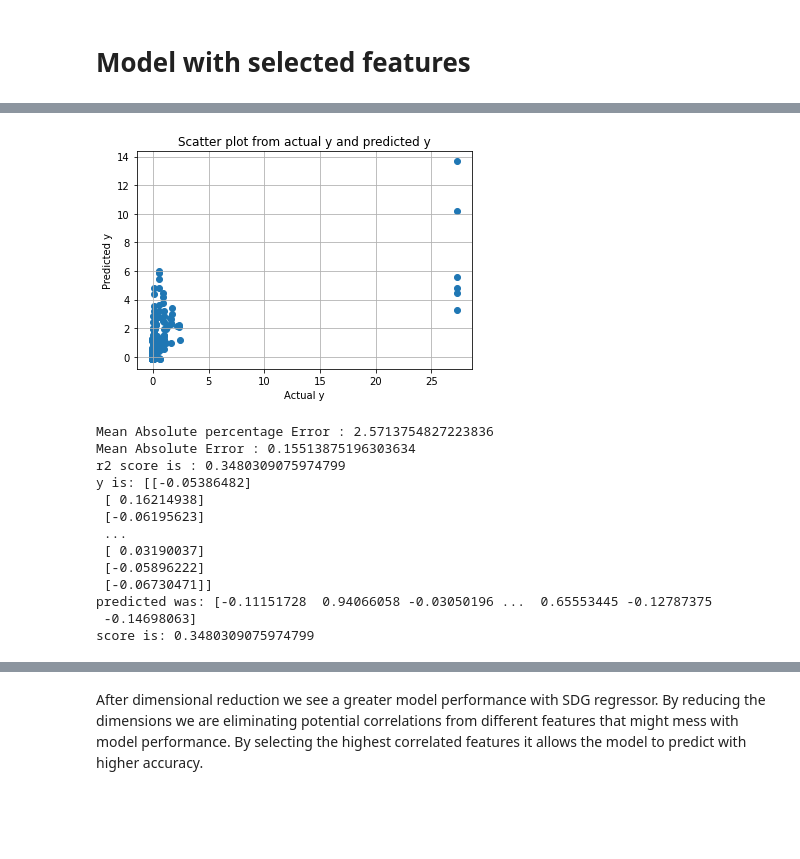
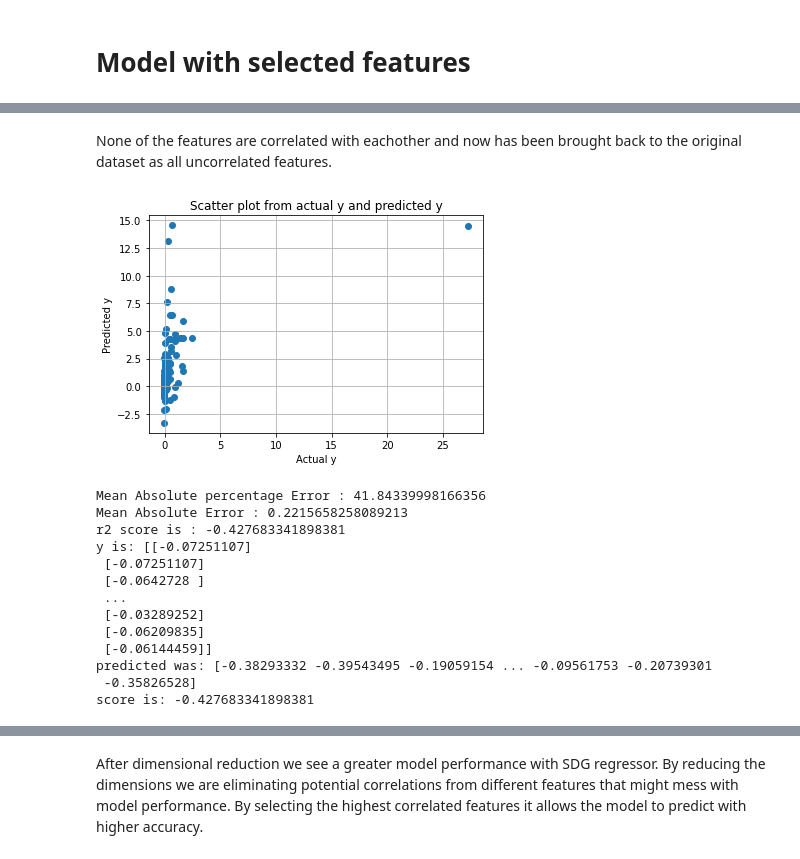
Before and after one commit to samp3209/MachineLearning, a Jupyter notebook: MLFinalProject.ipynb, the cells around one changed output, grey strips where cells are left out. Saved outputs shown, nothing was run; the diff lists cells and outputs as text; code cells hidden in the pictures; blank space fills up the shorter version.

```diff
--- a/MLFinalProject.ipynb
+++ b/MLFinalProject.ipynb
@@ -363,0 +421,9 @@ Y_train = np.array(Y_train)
+# %%
+pca = PCA(n_components=10)
+X = df_numerics_only
+X = X.drop(columns=['BuildingValue'])
+X_pca = pca.fit_transform(X)
+X_pca = pd.DataFrame(X_pca)
+print(X_pca.head())
+print("\nSize: ")
+print(X_pca.shape)
@@ -364,40 +458,44 @@ Y_train = np.array(Y_train)
+# %% [markdown]
+None of the features are correlated with eachother and now has been brought back to the original dataset as all uncorrelated features.
 # %%
+X_train_pca, X_test_pca, Y_train, Y_test = train_test_split(X_pca, Y, test_size=0.20,
+                                                            shuffle=True, random_state=2)
 #SGD Regressor
 n_iter=1000
 clf_ = SGDRegressor(max_iter=n_iter)
 #clf = KNeighborsRegressor(n_neighbors=1)
 #clf = LinearRegression()
-clf_.fit(X_train, Y_train)
+clf_.fit(X_train_pca, Y_train)
 
-y_pred_sksgd=clf_.predict(X_test)
+y_pred_sksgd=clf_.predict(X_test_pca)
 plt.scatter(Y_test,y_pred_sksgd)
 plt.grid()
 plt.xlabel('Actual y')
 plt.ylabel('Predicted y')
 plt.title('Scatter plot from actual y and predicted y')
 plt.show()
 
 print('Mean Absolute percentage Error :',mean_absolute_percentage_error(Y_test, y_pred_sksgd))
 print('Mean Absolute Error :',mean_absolute_error(Y_test, y_pred_sksgd))
 print('r2 score is :', r2_score(Y_test, y_pred_sksgd))
 print('y is:', Y_test)
 print('predicted was:', y_pred_sksgd)
-print('score is:', clf_.score(X_test, Y_test))
+print('score is:', clf_.score(X_test_pca, Y_test))
 # %% [output]
-[figure, old version]
+[figure, new version]
-Mean Absolute percentage Error : 2.5713754827223836
-Mean Absolute Error : 0.15513875196303634
-r2 score is : 0.3480309075974799
-y is: [[-0.05386482]
- [ 0.16214938]
- [-0.06195623]
+Mean Absolute percentage Error : 41.84339998166356
+Mean Absolute Error : 0.2215658258089213
+r2 score is : -0.427683341898381
+y is: [[-0.07251107]
+ [-0.07251107]
+ [-0.0642728 ]
  ...
- [ 0.03190037]
- [-0.05896222]
- [-0.06730471]]
-predicted was: [-0.11151728  0.94066058 -0.03050196 ...  0.65553445 -0.12787375
- -0.14698063]
-score is: 0.3480309075974799
+ [-0.03289252]
+ [-0.06209835]
+ [-0.06144459]]
+predicted was: [-0.38293332 -0.39543495 -0.19059154 ... -0.09561753 -0.20739301
+ -0.35826528]
+score is: -0.427683341898381
 # %%
 #Kernel Ridge Regression
 from sklearn.kernel_ridge import KernelRidge
```
Also changed, not shown: parts of 22 cells of this notebook.
